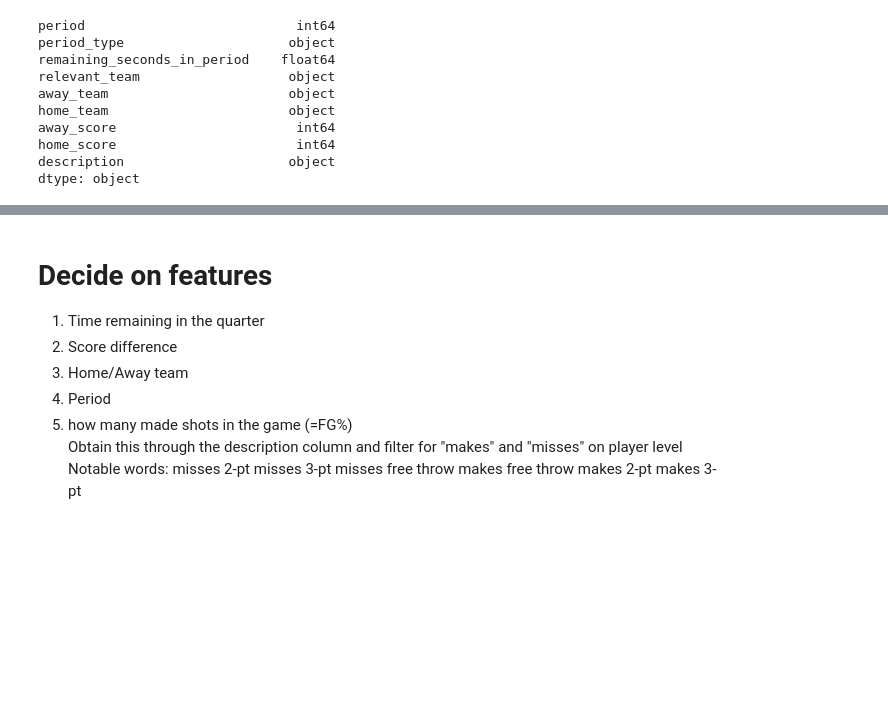
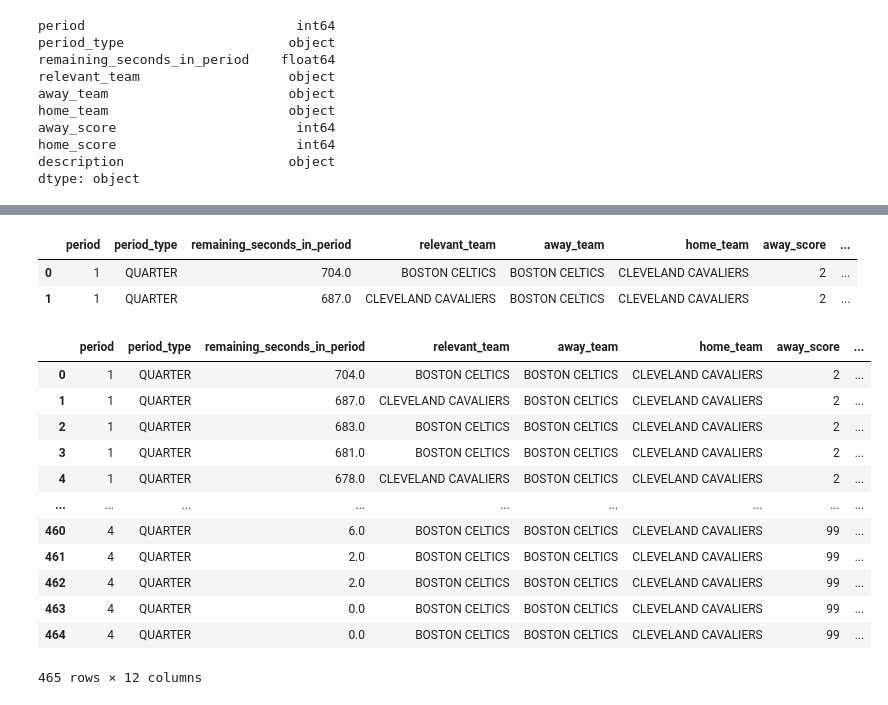
Before and after one commit to aychid/free-throw-predictor, a Jupyter notebook: LBJ_ft_scraper.ipynb, the cells around one changed output, grey strips where cells are left out. Saved outputs shown, nothing was run; the diff lists cells and outputs as text; code cells hidden in the pictures; blank space fills up the shorter version.

```diff
--- a/LBJ_ft_scraper.ipynb
+++ b/LBJ_ft_scraper.ipynb
@@ -132,15 +157,35 @@ game.head()
-# %% [markdown]
-# Decide on features
- 1. Time remaining in the quarter
- 2. Score difference
- 3. Home/Away team
- 4. Period
- 5. how many made shots in the game (=FG%)
-     Obtain this through the description column and filter for "makes" and "misses" on player level
-        Notable words:
-        misses 2-pt
-        misses 3-pt
-        misses free throw
-        makes free throw
-        makes 2-pt
-        makes 3-pt
+# %%
+def game_diff(row):
+    """ Calculate the score difference for each game """
+
+    if row["home_team"] == "CLEVELAND CAVALIERS":
+        return row["home_score"] - row["away_score"]
+    elif row["away_team"] == "CLEVELAND CAVALIERS":
+        return row["away_score"] - row["home_score"]
+    else:
+        raise Exception("Cavs not in the game")
+
+
+game["score_diff"] = game.apply(game_diff, axis=1)
+game.head(2)
+# %% [output]
+|  | period | period_type | remaining_seconds_in_period | relevant_team | away_team | home_team | away_score | ... |
+| 0 | 1 | QUARTER | 704.0 | BOSTON CELTICS | BOSTON CELTICS | CLEVELAND CAVALIERS | 2 | ... |
+| 1 | 1 | QUARTER | 687.0 | CLEVELAND CAVALIERS | BOSTON CELTICS | CLEVELAND CAVALIERS | 2 | ... |
+# %%
+game["at_home"] = game["home_team"] == "CLEVELAND CAVALIERS"
+game
+# %% [output]
+|  | period | period_type | remaining_seconds_in_period | relevant_team | away_team | home_team | away_score | ... |
+| 0 | 1 | QUARTER | 704.0 | BOSTON CELTICS | BOSTON CELTICS | CLEVELAND CAVALIERS | 2 | ... |
+| 1 | 1 | QUARTER | 687.0 | CLEVELAND CAVALIERS | BOSTON CELTICS | CLEVELAND CAVALIERS | 2 | ... |
+| 2 | 1 | QUARTER | 683.0 | BOSTON CELTICS | BOSTON CELTICS | CLEVELAND CAVALIERS | 2 | ... |
+| 3 | 1 | QUARTER | 681.0 | BOSTON CELTICS | BOSTON CELTICS | CLEVELAND CAVALIERS | 2 | ... |
+| 4 | 1 | QUARTER | 678.0 | CLEVELAND CAVALIERS | BOSTON CELTICS | CLEVELAND CAVALIERS | 2 | ... |
+| ... | ... | ... | ... | ... | ... | ... | ... | ... |
+| 460 | 4 | QUARTER | 6.0 | BOSTON CELTICS | BOSTON CELTICS | CLEVELAND CAVALIERS | 99 | ... |
+| 461 | 4 | QUARTER | 2.0 | BOSTON CELTICS | BOSTON CELTICS | CLEVELAND CAVALIERS | 99 | ... |
+| 462 | 4 | QUARTER | 2.0 | BOSTON CELTICS | BOSTON CELTICS | CLEVELAND CAVALIERS | 99 | ... |
+| 463 | 4 | QUARTER | 0.0 | BOSTON CELTICS | BOSTON CELTICS | CLEVELAND CAVALIERS | 99 | ... |
+| 464 | 4 | QUARTER | 0.0 | BOSTON CELTICS | BOSTON CELTICS | CLEVELAND CAVALIERS | 99 | ... |
+465 rows × 12 columns
```
Also changed, not shown: parts of 9 cells of this notebook.
